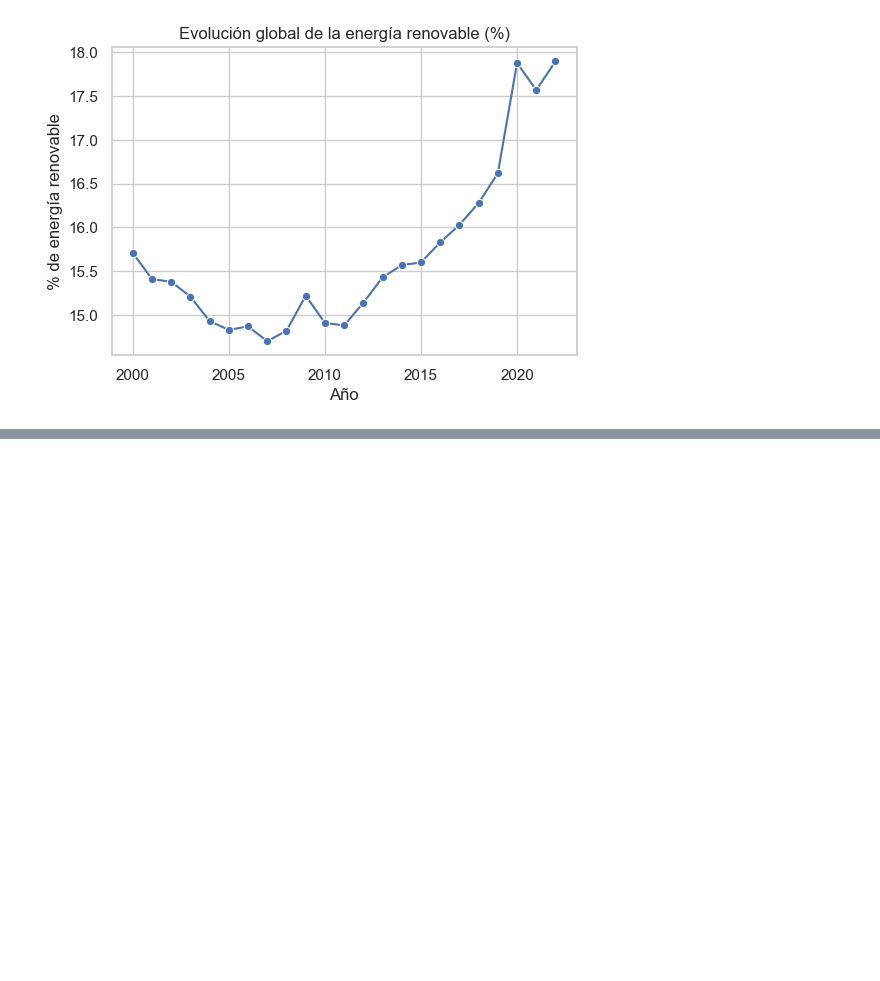
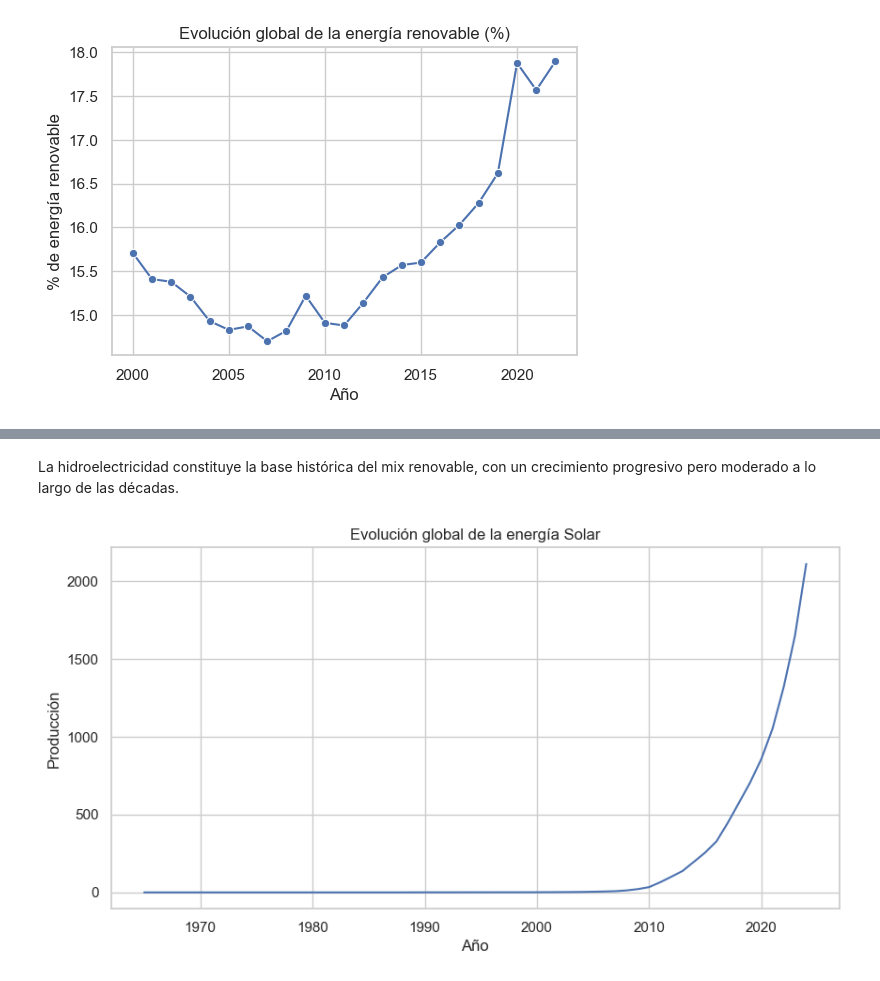
Before and after one commit to Bootcamp-IA-P6/Proyecto4-Jonathan_Brasales, a Jupyter notebook: EDA.ipynb, the cells around one changed output, grey strips where cells are left out. Drawn from its saved outputs; the diff is of its cells as text; code cells hidden in the pictures; blank space fills up the shorter version.

```diff
--- a/EDA.ipynb
+++ b/EDA.ipynb
@@ -168,0 +293,11 @@ plt.show()
+# %% [markdown]
+La hidroelectricidad constituye la base histórica del mix renovable, con un crecimiento progresivo pero moderado a lo largo de las décadas.
+# %%
+plt.figure(figsize=(10, 5))
+plt.plot(df_global2["Year"], df_global2["Solar"])
+plt.title("Evolución global de la energía Solar")
+plt.xlabel("Año")
+plt.ylabel("Producción")
+plt.show()
+# %% [output]
+[figure, added]
```
Also changed, not shown: parts of 25 cells of this notebook, 1 other file.
